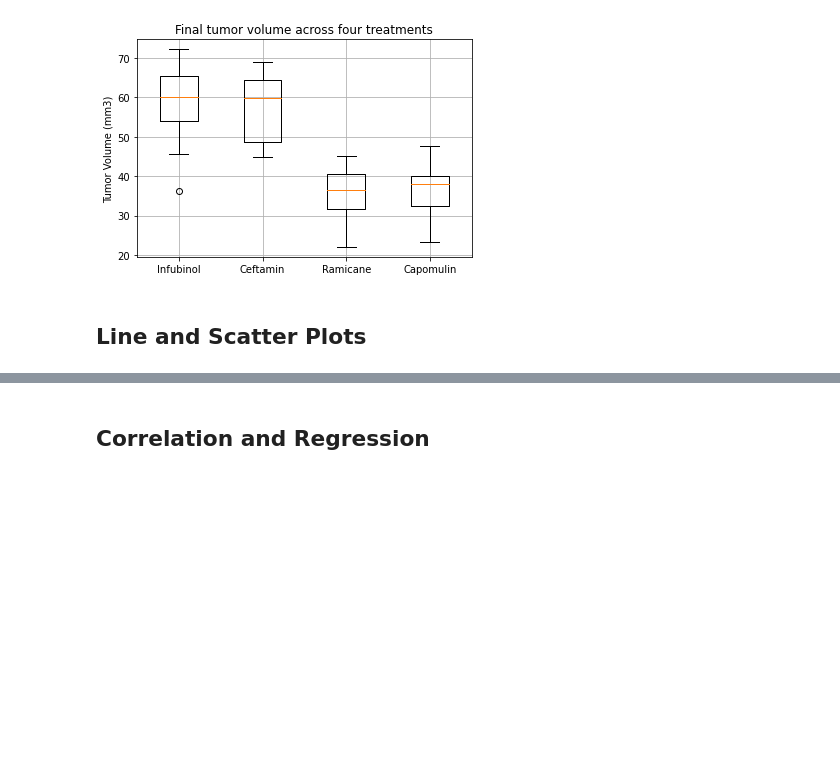
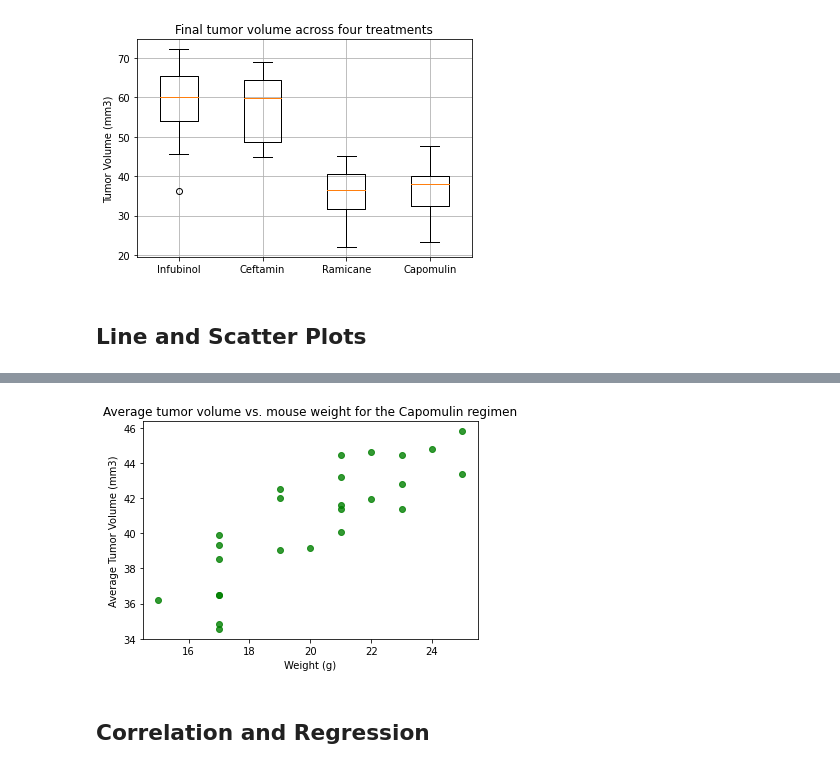
Before and after one commit to dianaagustinaf/matplotlib-challenge, a Jupyter notebook: pymaceuticals_analysis.ipynb, the cells around one changed output, grey strips where cells are left out. Saved outputs shown, nothing was run; the diff lists cells and outputs as text; code cells hidden in the pictures; blank space fills up the shorter version.

```diff
--- a/pymaceuticals_analysis.ipynb
+++ b/pymaceuticals_analysis.ipynb
@@ -409,2 +454,14 @@ plt.show()
+# %%
+# Generate a scatter plot of average tumor volume vs. mouse weight for the Capomulin regimen
+capomulin_data_avg = capomulin_data.groupby("Mouse ID").mean()
+capomulin_x = capomulin_data_avg["Weight (g)"]
+capomulin_y = capomulin_data_avg["Tumor Volume (mm3)"]
+plt.scatter(capomulin_x,capomulin_y,color="green",alpha=0.8)
+plt.xlabel("Weight (g)")
+plt.ylabel("Average Tumor Volume (mm3)")
+plt.title("Average tumor volume vs. mouse weight for the Capomulin regimen")
+plt.show()
+# %% [output]
+[figure, added]
 # %% [markdown]
 ## Correlation and Regression
```
Also changed, not shown: parts of 10 cells of this notebook.
